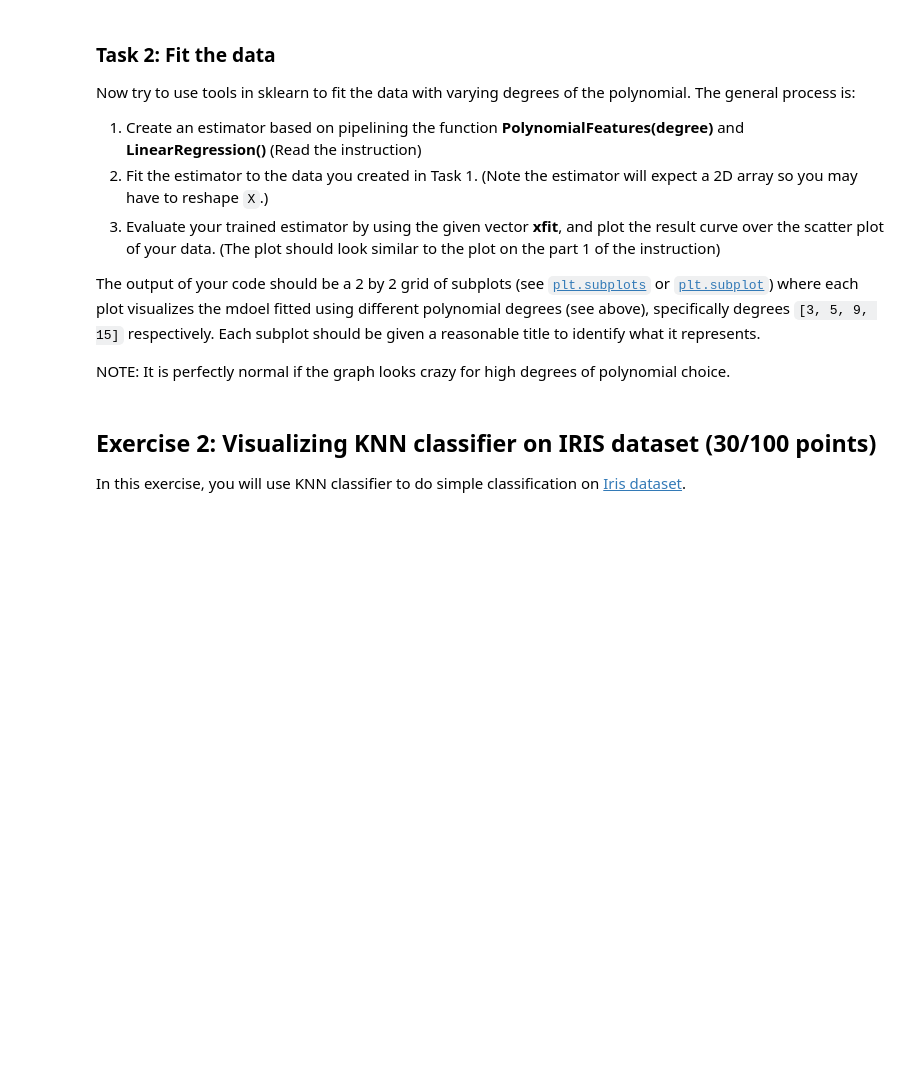
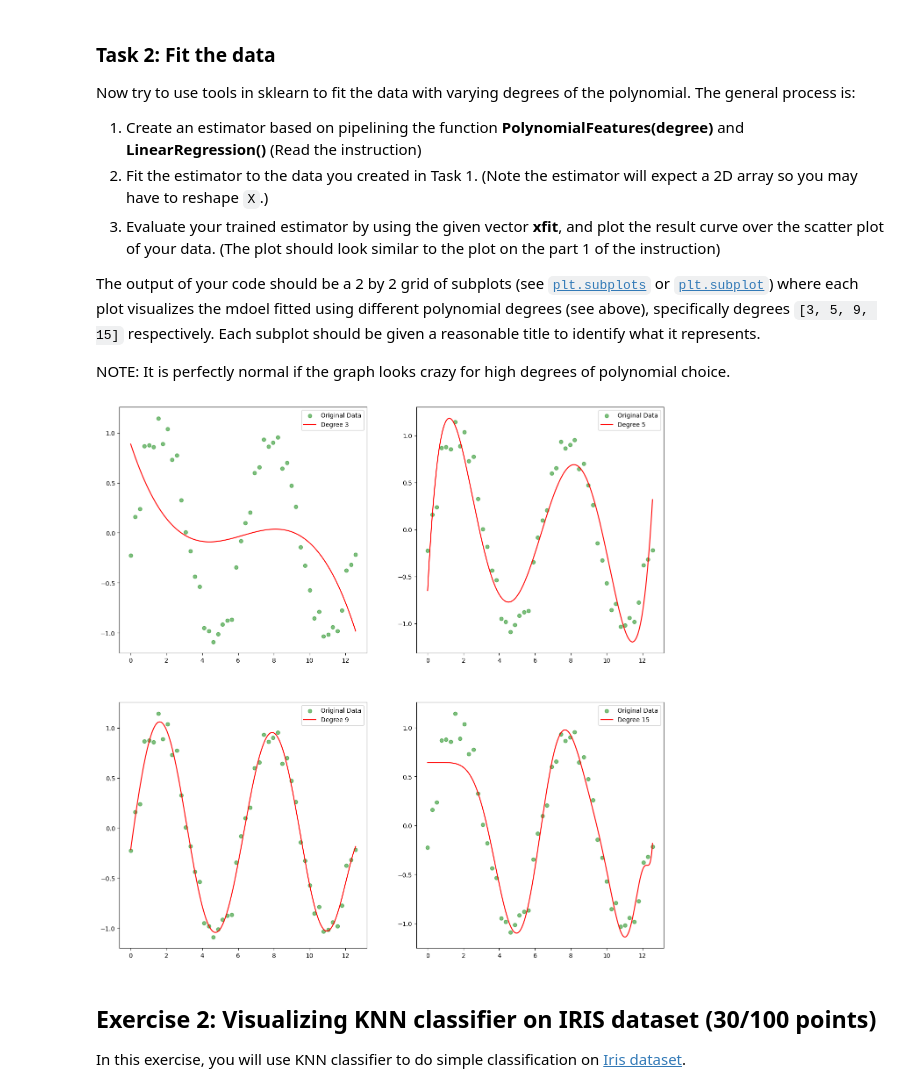
Before and after one commit to alex42p/ECE473-hw3, a Jupyter notebook: Assignment_03_Exercise.ipynb, the cells around one changed output. Drawn from its saved outputs; the diff is of its cells as text; code cells hidden in the pictures; blank space fills up the shorter version.

```diff
--- a/Assignment_03_Exercise.ipynb
+++ b/Assignment_03_Exercise.ipynb
@@ -64,21 +65,28 @@ NOTE: It is perfectly normal if the graph looks crazy for high degrees of polyno
 # %%
 from sklearn.linear_model import LinearRegression
 from sklearn.pipeline import make_pipeline
 from sklearn.preprocessing import PolynomialFeatures
 
 xfit = np.linspace(0, 4*np.pi, 1000)
 rng = np.random.RandomState(5) # use this if you need to generate a random sample
 
 ####################         YOUR CODE         ####################
+degrees = [3, 5, 9, 15]
+fig, axes = plt.subplots(nrows=2, ncols=2, figsize=(16,16))
+axes = axes.ravel()
+for i, degree in enumerate(degrees):
+    estimator = make_pipeline(PolynomialFeatures(degree), LinearRegression())
+    estimator.fit(X.reshape(-1, 1), y)
+    yfit = estimator.predict(xfit[:, np.newaxis])
 
-
-
-
-
-
+    ax = axes[i]
+    ax.scatter(X, y, color='green', alpha=0.5, label='Original Data') # plot original data
+    ax.plot(xfit, yfit, color='red', label=f'Degree {degree}') # plot fitted curve
+    ax.legend()
 ####################         END CODE          ####################
-
 plt.show()
+# %% [output]
+[figure, added]
 # %% [markdown]
 ## Exercise 2: Visualizing KNN classifier on IRIS dataset (30/100 points)
 In this exercise, you will use KNN classifier to do simple classification on [Iris dataset](https://en.wikipedia.org/wiki/Iris_flower_data_set).
```
Also changed, not shown: parts of 2 cells of this notebook, 1 other file.
